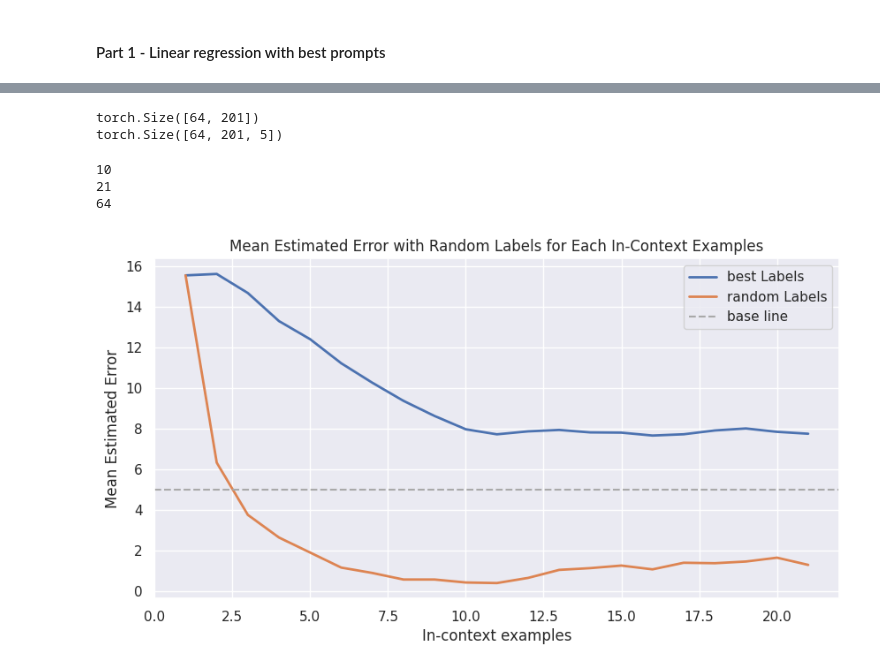
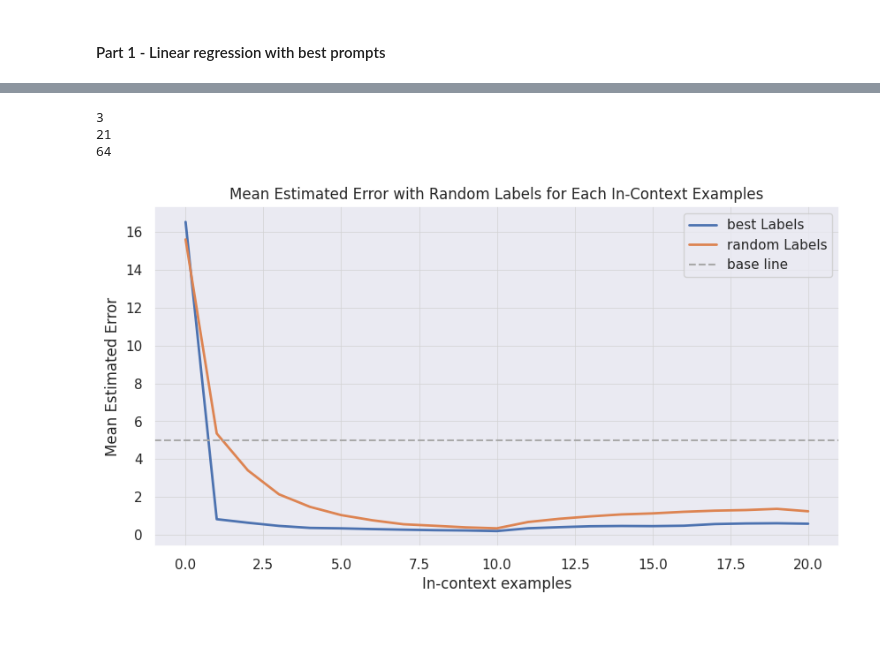
Before and after one commit to VivianZhang1101/in-context-learning-fork, a Jupyter notebook: src/eval_toy_4_w1_0.9.ipynb, the cells around one changed output, grey strips where cells are left out. Cells and saved outputs as stored; diff of their text form; code cells hidden in the pictures; blank space fills up the shorter version.

```diff
--- a/src/eval_toy_4_w1_0.9.ipynb
+++ b/src/eval_toy_4_w1_0.9.ipynb
@@ -250,9 +242,10 @@ for batch in range(n_batches):
     ys = task.evaluate(xs)
 
     batch_errors = []
-    for j in range(1, prompt_length):
+    # j's idx starts at 1, but in graph, we refer it to 0
+    for j in range(1, prompt_length+1):
         permuted_ys = np.copy(ys)
-        if j > 1:  # if j == 1, there are no prior labels
+        if j > 2:  # if j == 1, 2, there are no prior labels or no need to permuted
             for i in range(batch_size):
                 np.random.shuffle(permuted_ys[i, :j-1])
 
@@ -468,28 +474,9 @@ for idx in range(10):
-# %%
-
-data_sampler = get_data_sampler(conf.training.data, n_dims)
-task_sampler = get_task_sampler(
-    conf.training.task,
-    n_dims,
-    batch_size,
-    **conf.training.task_kwargs
-)
-
-task = task_sampler()
-# %%
-xs = data_sampler.sample_xs(b_size=batch_size, n_points=n_pairs+1)
-ys, w_b = task.evaluate(xs,True)
-print(ys.shape)
-print(w_b.shape)
-# %% [output]
-torch.Size([64, 201])
-torch.Size([64, 201, 5])
 # %%
 print(len(all_errors_best_prompt))
-print(len(all_errors_best_prompt[4]))
-print(len(all_errors_best_prompt[4][3]))
+print(len(all_errors_best_prompt[1]))
+print(len(all_errors_best_prompt[1][3]))
 # %% [output]
-10
+3
 21
 64
 # %%
@@ -498,7 +485,7 @@ all_errors_random_prompt = []
 for idx in range(10):
     # Sample 201 points
     xs = xs_list_best[idx]
-    ys = ys_list_best[idx]
+    ys = task.evaluate(xs)
     batch_errors = []
     for j in range(1, prompt_length+1):
         prompt_xs = np.zeros((batch_size, prompt_length, n_dims))
@@ -506,12 +493,10 @@ for idx in range(10):
         for batch_idx in range(batch_size):
             x_test, y_test = xs[batch_idx, -1, :], ys[batch_idx, -1]
             selected_indices = np.random.choice(n_pairs+1, j-1, replace=False)
-            # print(selected_indices)
-            actual_length = min(j - 1, prompt_length)
-            prompt_xs[batch_idx, :actual_length, :] = xs[batch_idx, selected_indices, :]
-            prompt_ys[batch_idx, :actual_length] = ys[batch_idx, selected_indices]
-            prompt_xs[batch_idx, actual_length, :] = x_test
-            prompt_ys[batch_idx, actual_length] = y_test
+            prompt_xs[batch_idx, :j-1, :] = xs[batch_idx, selected_indices, :]
+            prompt_ys[batch_idx, :j-1] = ys[batch_idx, selected_indices]
+            prompt_xs[batch_idx, j-1, :] = x_test
+            prompt_ys[batch_idx, j-1] = y_test
 
         prompt_xs = torch.from_numpy(prompt_xs).float()
         prompt_ys = torch.from_numpy(prompt_ys).float()
@@ -528,16 +513,17 @@ mean_errors_best_prompt = np.mean(all_errors_best_prompt, axis=(0, 2))
 # %%
 
 
 plt.figure(figsize=(10, 5))
-# plt.plot(range(1, prompt_length+1), mean_errors_w1_9, label="True Labels", color='darkred',linewidth=2)
-plt.plot(range(1, prompt_length+1), mean_errors_best_prompt, label="best Labels", linewidth=2)
-plt.plot(range(1, prompt_length+1), mean_errors_random_prompt, label="random Labels", linewidth=2)
+# plt.plot(range(prompt_length), mean_errors_w1_9, label="True Labels", color='darkred',linewidth=2)
+plt.plot(range(prompt_length), mean_errors_best_prompt, label="best Labels", linewidth=2)
+plt.plot(range(prompt_length), mean_errors_random_prompt, label="random Labels", linewidth=2)
 plt.axhline(baseline, ls="--", color="darkgray", label="base line")
 plt.legend()
 plt.xlabel('In-context examples')
 plt.ylabel('Mean Estimated Error')
 plt.title('Mean Estimated Error with Random Labels for Each In-Context Examples')
-plt.savefig("../output/4.2_Sensitivity_to_Label_Format.pdf", bbox_inches = "tight")
+plt.grid(color='lightgray', linestyle='-', linewidth=0.5)
+plt.savefig("../output/4.3_MSE.pdf", bbox_inches = "tight", transparent=True)
 plt.show()
 # %% [output]
-[figure, old version]
+[figure, new version]
```
Also changed, not shown: parts of 10 cells of this notebook, 8 other files.
